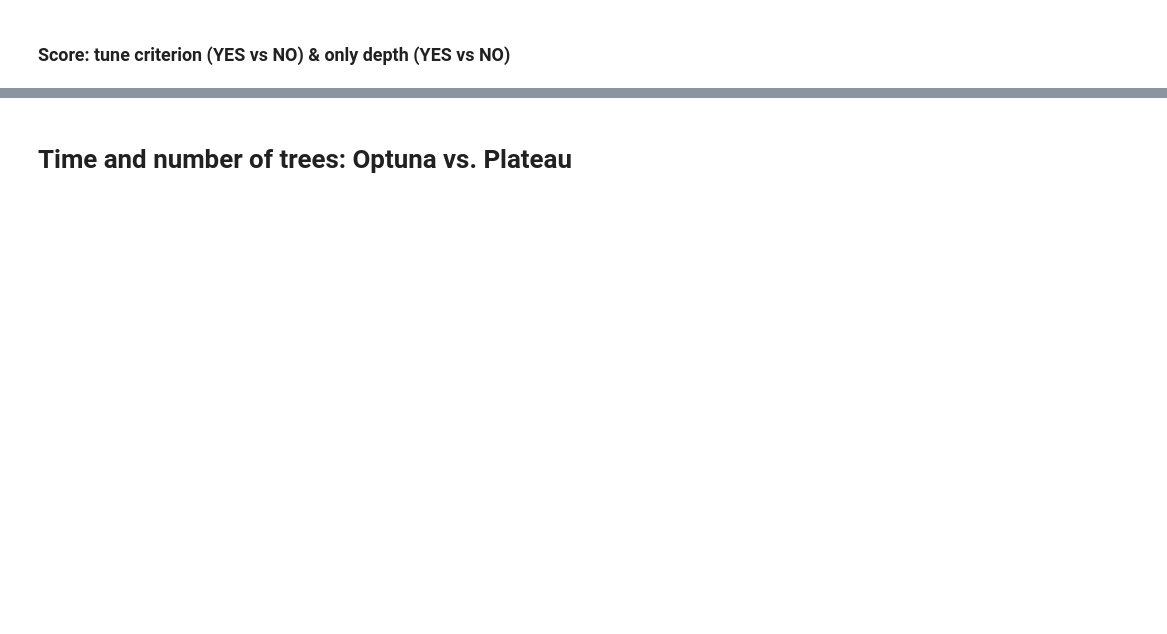
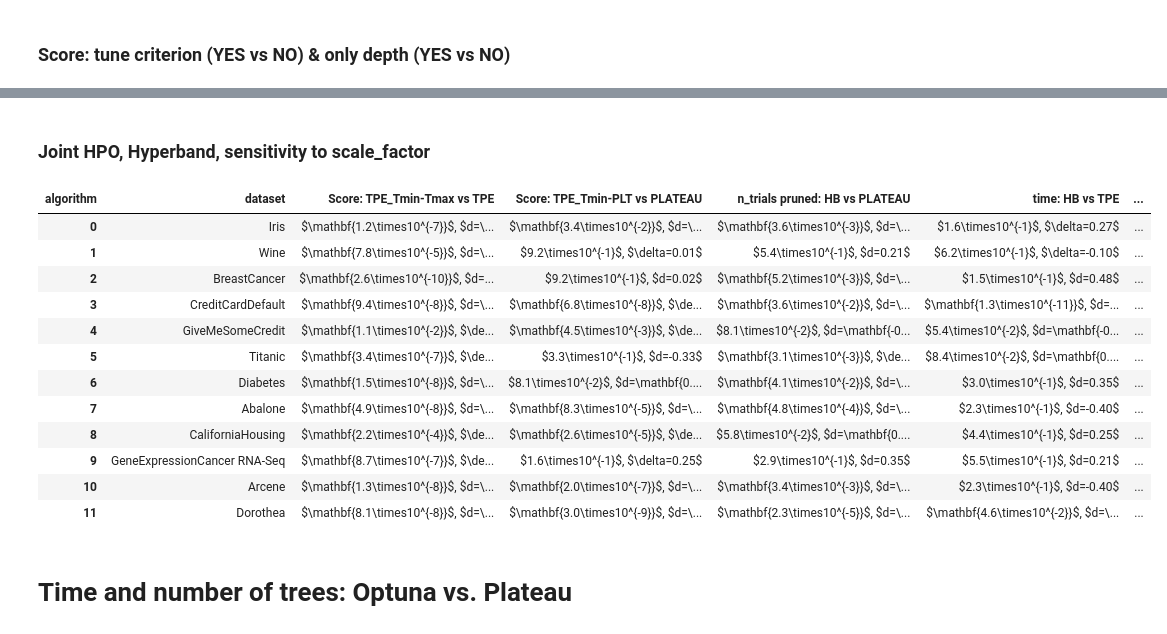
Before and after one commit to lange-am/rf_plateau_hpo, a Jupyter notebook: notebooks/paper_repro.ipynb, the cells around one changed output, grey strips where cells are left out. Drawn from its saved outputs; the diff is of its cells as text; code cells hidden in the pictures; blank space fills up the shorter version.

```diff
--- a/notebooks/paper_repro.ipynb
+++ b/notebooks/paper_repro.ipynb
@@ -275,14 +467,14 @@ display(df_n_trials)
 tex = tab2tex(df_n_trials)
 
 sub = r"""\textbf{dataset} & \multicolumn{8}{c|}{\textbf{120 vs 40}} \\
- & \multicolumn{4}{c|}{\textbf{classic Optuna}} & \multicolumn{4}{c|}{\textbf{plateau search}} \\
+ & \multicolumn{4}{c|}{\textbf{TPE}} & \multicolumn{4}{c|}{\textbf{PLATEAU}} \\
  & \multicolumn{2}{c|}{\textbf{YES}} & \multicolumn{2}{c|}{\textbf{NO}} & \multicolumn{2}{c|}{\textbf{YES}} & \multicolumn{2}{c|}{\textbf{NO}} \\
  & \textbf{YES} & \textbf{NO} & \textbf{YES} & \textbf{NO} & \textbf{YES} & \textbf{NO} & \textbf{YES} & \textbf{NO} \\
 """
 
 new = r"""$\mathbf{n_{trials}:}$ & \multicolumn{8}{c|}{\textbf{120 vs 40}} \\
 \midrule
-\textbf{algorithm:} & \multicolumn{4}{c|}{\textbf{classic Optuna}} & \multicolumn{4}{c|}{\textbf{plateau search}} \\
+\textbf{algorithm:} & \multicolumn{4}{c|}{\textbf{TPE}} & \multicolumn{4}{c|}{\textbf{PLATEAU}} \\
 \midrule
 \textbf{tune criterion:} & \multicolumn{2}{c|}{\textbf{YES}} & \multicolumn{2}{c|}{\textbf{NO}} & \multicolumn{2}{c|}{\textbf{YES}} & \multicolumn{2}{c|}{\textbf{NO}} \\
 \midrule
@@ -321,13 +516,13 @@ tex = tab2tex(df_tcod, valign='m{1.7cm}')
 
 sub = r"""\textbf{dataset} & \multicolumn{4}{c|}{\textbf{YES vs NO}} & \textbf{YES} & \textbf{NO} & \textbf{YES} & \textbf{NO} \\
  & \textbf{YES} & \textbf{NO} & \textbf{YES} & \textbf{NO} & \textbf{YES vs NO} & \textbf{YES vs NO} & \textbf{YES vs NO} & \textbf{YES vs NO} \\
- & \textbf{classic Optuna} & \textbf{classic Optuna} & \textbf{plateau search} & \textbf{plateau search} & \textbf{classic Optuna} & \textbf{classic Optuna} & \textbf{plateau search} & \textbf{plateau search} \\
+ & \textbf{TPE} & \textbf{TPE} & \textbf{PLATEAU} & \textbf{PLATEAU} & \textbf{TPE} & \textbf{TPE} & \textbf{PLATEAU} & \textbf{PLATEAU} \\
 """
 new = r"""\textbf{tune criterion:} & \multicolumn{4}{c|}{\textbf{YES vs NO}} & \textbf{YES} & \textbf{NO} & \textbf{YES} & \textbf{NO} \\
 \midrule
 \textbf{only depth:} & \textbf{YES} & \textbf{NO} & \textbf{YES} & \textbf{NO} & \multicolumn{4}{c|}{\textbf{YES vs NO}} \\
 \midrule
-\textbf{algorithm:} & \multicolumn{2}{c|}{\textbf{classic Optuna}} & \multicolumn{2}{c|}{\textbf{plateau search}} & \multicolumn{2}{c|}{\textbf{classic Optuna}} & \multicolumn{2}{c|}{\textbf{plateau search}} \\
+\textbf{algorithm:} & \multicolumn{2}{c|}{\textbf{TPE}} & \multicolumn{2}{c|}{\textbf{PLATEAU}} & \multicolumn{2}{c|}{\textbf{TPE}} & \multicolumn{2}{c|}{\textbf{PLATEAU}} \\
 """
 
 # dump to latex
@@ -349,3 +547,47 @@ with open('criterion_depth_yes_vs_no.tex', 'w') as file:
+# %% [markdown]
+### Joint HPO, Hyperband, sensitivity to scale_factor
+# %%
+df_other = df_tex.copy()
+
+# drop tune_criterion, only_depth, n_trials columns
+df_other = df_other.drop(df_other.columns[[0, 1, 3]], axis=1)
+df_other = df_other.iloc[-7:, :]
+df_other.columns = df_other.columns.droplevel(0).rename('dataset')
+df_other = df_other.set_index(df_other.columns[:1].to_list())
+df_other = df_other.stack([0]).unstack([0]).reset_index()
+
+display(df_other)
+
+tex = tab2tex(df_other, valign='m{1.8cm}')
+
+sub= r"""\textbf{dataset} & \textbf{Score: TPE_Tmin-Tmax vs TPE} & \textbf{Score: TPE_Tmin-PLT vs PLATEAU} & \textbf{n_trials pruned: HB vs PLATEAU} & \textbf{time: HB vs TPE} & \textbf{trees built: HB vs TPE} & \textbf{time: sf=1.5 vs sf=2.0} & \textbf{trees built: sf=1.5 vs sf=2.0} \\
+"""
+new = r"""\textbf{algorithm:}
+& \makecell{\textbf{score:} \\ \textbf{TPE\_\mbox{Tmin-Tmax}} \\ \textbf{vs TPE}}
+& \makecell{\textbf{score:} \\ \textbf{TPE\_\mbox{Tmin-PLT}} \\ \textbf{vs PLATEAU}}
+& \makecell{\textbf{trials pruned:} \\ \textbf{HB vs} \\ \textbf{PLATEAU}}
+& \makecell{\textbf{time:} \\ \textbf{HB vs TPE} \\ {\ }}
+& \makecell{\textbf{trees built:} \\ \textbf{HB vs TPE} \\ {\ }}
+& \makecell{\textbf{time:} \\ $\mathbf{sf=1.5}$ \\ \textbf{vs} $\mathbf{sf=2.0}$}
+& \makecell{\textbf{trees built:} \\ $\mathbf{sf=1.5}$ \\ \textbf{vs} $\mathbf{sf=2.0}$} \\
+"""
+
+with open('joint_hpo_hb_sf.tex', 'w') as file:
+    file.write(tex.replace(sub, new))
+# %% [output]
+| algorithm | dataset | Score: TPE_Tmin-Tmax vs TPE | Score: TPE_Tmin-PLT vs PLATEAU | n_trials pruned: HB vs PLATEAU | time: HB vs TPE | ... |
+| 0 | Iris | $\mathbf{1.2\times10^{-7}}$, $d=\... | $\mathbf{3.4\times10^{-2}}$, $d=\... | $\mathbf{3.6\times10^{-3}}$, $d=\... | $1.6\times10^{-1}$, $\delta=0.27$ | ... |
+| 1 | Wine | $\mathbf{7.8\times10^{-5}}$, $d=\... | $9.2\times10^{-1}$, $\delta=0.01$ | $5.4\times10^{-1}$, $d=0.21$ | $6.2\times10^{-1}$, $\delta=-0.10$ | ... |
+| 2 | BreastCancer | $\mathbf{2.6\times10^{-10}}$, $d=... | $9.2\times10^{-1}$, $d=0.02$ | $\mathbf{5.2\times10^{-3}}$, $d=\... | $1.5\times10^{-1}$, $d=0.48$ | ... |
+| 3 | CreditCardDefault | $\mathbf{9.4\times10^{-8}}$, $d=\... | $\mathbf{6.8\times10^{-8}}$, $\de... | $\mathbf{3.6\times10^{-2}}$, $d=\... | $\mathbf{1.3\times10^{-11}}$, $d=... | ... |
+| 4 | GiveMeSomeCredit | $\mathbf{1.1\times10^{-2}}$, $\de... | $\mathbf{4.5\times10^{-3}}$, $\de... | $8.1\times10^{-2}$, $d=\mathbf{-0... | $5.4\times10^{-2}$, $d=\mathbf{-0... | ... |
+| 5 | Titanic | $\mathbf{3.4\times10^{-7}}$, $\de... | $3.3\times10^{-1}$, $d=-0.33$ | $\mathbf{3.1\times10^{-3}}$, $\de... | $8.4\times10^{-2}$, $d=\mathbf{0.... | ... |
+| 6 | Diabetes | $\mathbf{1.5\times10^{-8}}$, $d=\... | $8.1\times10^{-2}$, $d=\mathbf{0.... | $\mathbf{4.1\times10^{-2}}$, $d=\... | $3.0\times10^{-1}$, $d=0.35$ | ... |
+| 7 | Abalone | $\mathbf{4.9\times10^{-8}}$, $d=\... | $\mathbf{8.3\times10^{-5}}$, $d=\... | $\mathbf{4.8\times10^{-4}}$, $d=\... | $2.3\times10^{-1}$, $d=-0.40$ | ... |
+| 8 | CaliforniaHousing | $\mathbf{2.2\times10^{-4}}$, $\de... | $\mathbf{2.6\times10^{-5}}$, $\de... | $5.8\times10^{-2}$, $d=\mathbf{0.... | $4.4\times10^{-1}$, $d=0.25$ | ... |
+| 9 | GeneExpressionCancer RNA-Seq | $\mathbf{8.7\times10^{-7}}$, $\de... | $1.6\times10^{-1}$, $\delta=0.25$ | $2.9\times10^{-1}$, $d=0.35$ | $5.5\times10^{-1}$, $d=0.21$ | ... |
+| 10 | Arcene | $\mathbf{1.3\times10^{-8}}$, $d=\... | $\mathbf{2.0\times10^{-7}}$, $d=\... | $\mathbf{3.4\times10^{-3}}$, $d=\... | $2.3\times10^{-1}$, $d=-0.40$ | ... |
+| 11 | Dorothea | $\mathbf{8.1\times10^{-8}}$, $d=\... | $\mathbf{3.0\times10^{-9}}$, $d=\... | $\mathbf{2.3\times10^{-5}}$, $d=\... | $\mathbf{4.6\times10^{-2}}$, $d=\... | ... |
 # %% [markdown]
 # Time and number of trees: Optuna vs. Plateau
 # %%
```
Also changed, not shown: parts of 24 cells of this notebook, 7 other files.
